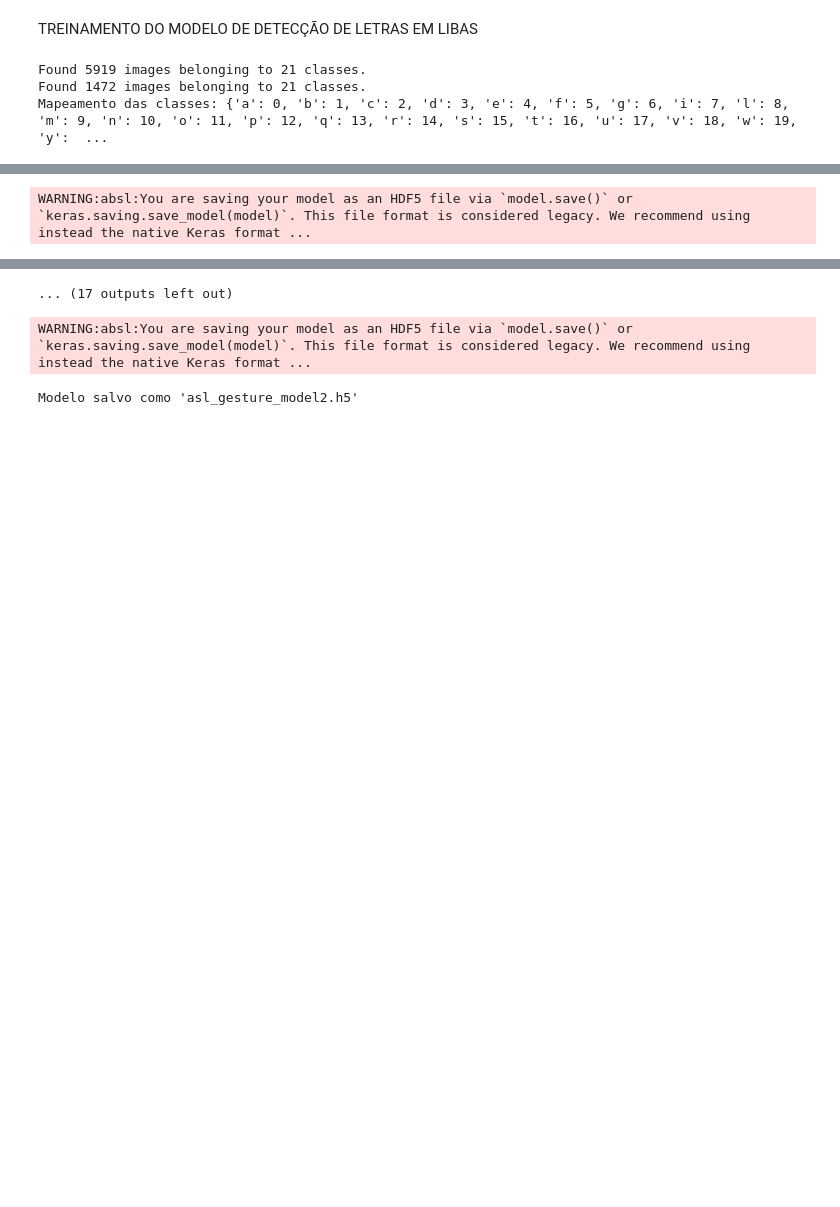
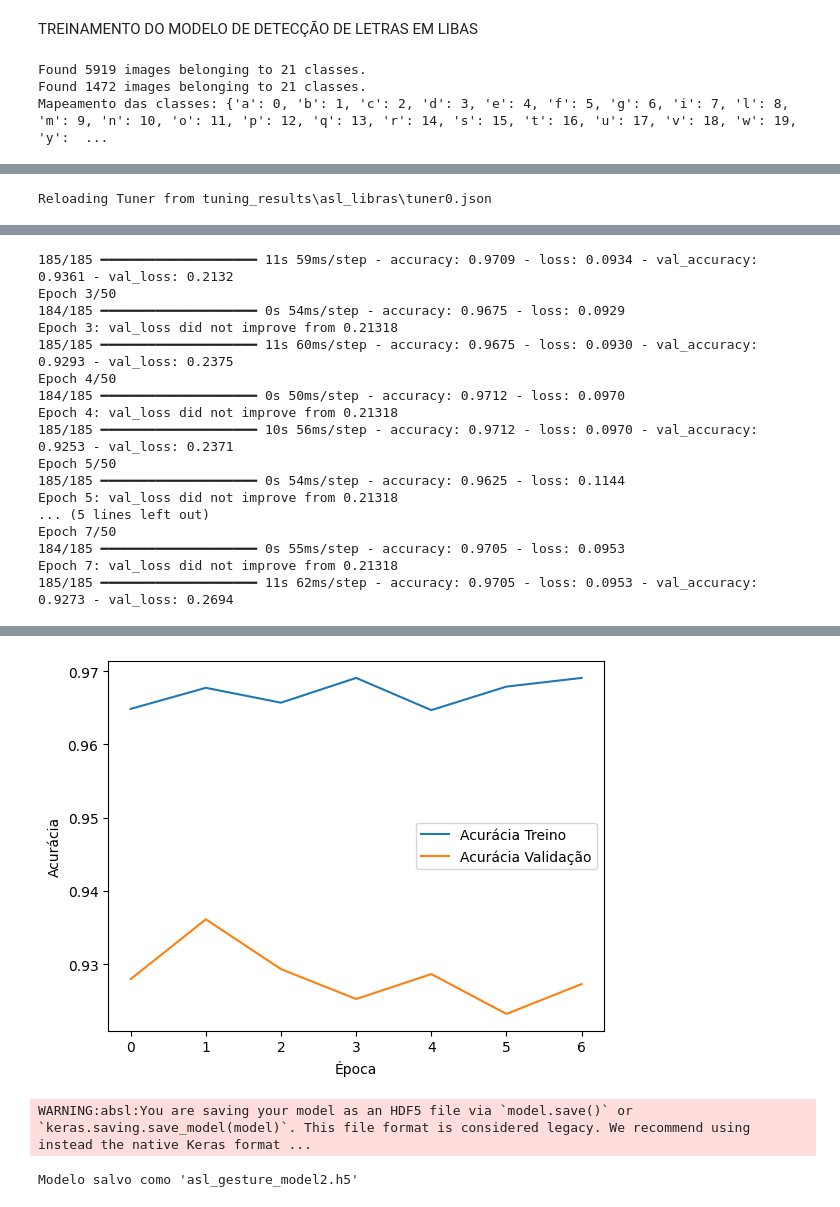
Before and after one commit to duducamargo/libras-ai-translator, a Jupyter notebook: notebooks/training.ipynb, the cells around one changed output, grey strips where cells are left out. Saved outputs shown, nothing was run; the diff lists cells and outputs as text; code cells hidden in the pictures; blank space fills up the shorter version.

Commit message:
feat: integrate Keras Tuner for model hyperparameter optimization

```diff
--- a/notebooks/training.ipynb
+++ b/notebooks/training.ipynb
@@ -104,6 +106,48 @@ Model: "sequential_1"
  Total params: 161,621 (631.33 KB)
  Trainable params: 161,621 (631.33 KB)
  Non-trainable params: 0 (0.00 B)
+# %%
+#Hiperparâmetros
+def build_model(hp):
+    model = tf.keras.Sequential()
+    model.add(tf.keras.layers.Conv2D(
+        filters=hp.Choice('conv_1_filter', values=[32, 64, 128]),
+        kernel_size=hp.Choice('conv_1_kernel', values=[3, 5]),
+        activation='relu',
+        input_shape=(32, 32, 3)
+    ))
+    model.add(tf.keras.layers.MaxPooling2D(2, 2))
+    model.add(tf.keras.layers.Flatten())
+    model.add(tf.keras.layers.Dense(
+        units=hp.Int('dense_units', min_value=64, max_value=256, step=32),
+        activation='relu'
+    ))
+    model.add(tf.keras.layers.Dropout(hp.Float('dropout', 0.2, 0.5, step=0.1)))
+    model.add(tf.keras.layers.Dense(num_classes, activation='softmax'))
+
+    model.compile(
+        optimizer='adam',
+        loss='categorical_crossentropy',
+        metrics=['accuracy']
+    )
+    return model
+
+num_classes = train_generator.num_classes
+
+tuner = RandomSearch(
+    build_model,
+    objective='val_accuracy',
+    max_trials=10,
+    directory='tuning_results',
+    project_name='asl_libras'
+)
+
+tuner.search(train_generator, epochs=10, validation_data=val_generator)
+
+# Pega o melhor modelo
+best_model = tuner.get_best_models(num_models=1)[0]
+# %% [output]
+Reloading Tuner from tuning_results\asl_libras\tuner0.json
 # %%
 # Treinamento com early stopping
 early_stop = EarlyStopping(monitor='val_loss', patience=5, restore_best_weights=True)
@@ -116,7 +160,7 @@ checkpoint = ModelCheckpoint(
     verbose=1
 )
 
-history = model.fit(
+history = best_model.fit(
     train_generator,
     validation_data=val_generator,
     epochs=EPOCHS,
@@ -142 +187,17 @@ Epoch 2: val_loss improved from 0.95605 to 0.75845, saving model to ../models/be
-WARNING:absl:You are saving your model as an HDF5 file via `model.save()` or `keras.saving.save_model(model)`. This file format is considered legacy. We recommend using instead the native Keras format ...
+185/185 ━━━━━━━━━━━━━━━━━━━━ 11s 59ms/step - accuracy: 0.9709 - loss: 0.0934 - val_accuracy: 0.9361 - val_loss: 0.2132
+Epoch 3/50
+184/185 ━━━━━━━━━━━━━━━━━━━━ 0s 54ms/step - accuracy: 0.9675 - loss: 0.0929
+Epoch 3: val_loss did not improve from 0.21318
+185/185 ━━━━━━━━━━━━━━━━━━━━ 11s 60ms/step - accuracy: 0.9675 - loss: 0.0930 - val_accuracy: 0.9293 - val_loss: 0.2375
+Epoch 4/50
+184/185 ━━━━━━━━━━━━━━━━━━━━ 0s 50ms/step - accuracy: 0.9712 - loss: 0.0970
+Epoch 4: val_loss did not improve from 0.21318
+185/185 ━━━━━━━━━━━━━━━━━━━━ 10s 56ms/step - accuracy: 0.9712 - loss: 0.0970 - val_accuracy: 0.9253 - val_loss: 0.2371
+Epoch 5/50
+185/185 ━━━━━━━━━━━━━━━━━━━━ 0s 54ms/step - accuracy: 0.9625 - loss: 0.1144
+Epoch 5: val_loss did not improve from 0.21318
+... (5 lines left out)
+Epoch 7/50
+184/185 ━━━━━━━━━━━━━━━━━━━━ 0s 55ms/step - accuracy: 0.9705 - loss: 0.0953
+Epoch 7: val_loss did not improve from 0.21318
+185/185 ━━━━━━━━━━━━━━━━━━━━ 11s 62ms/step - accuracy: 0.9705 - loss: 0.0953 - val_accuracy: 0.9273 - val_loss: 0.2694
@@ -162,3 +204,3 @@ Epoch 6: val_loss improved from 0.52243 to 0.42668, saving model to ../models/be
-... (17 outputs left out)
+[figure, added]
 # %%
 # Salva o modelo treinado
```
Also changed, not shown: parts of 5 cells of this notebook, 34 other files.
